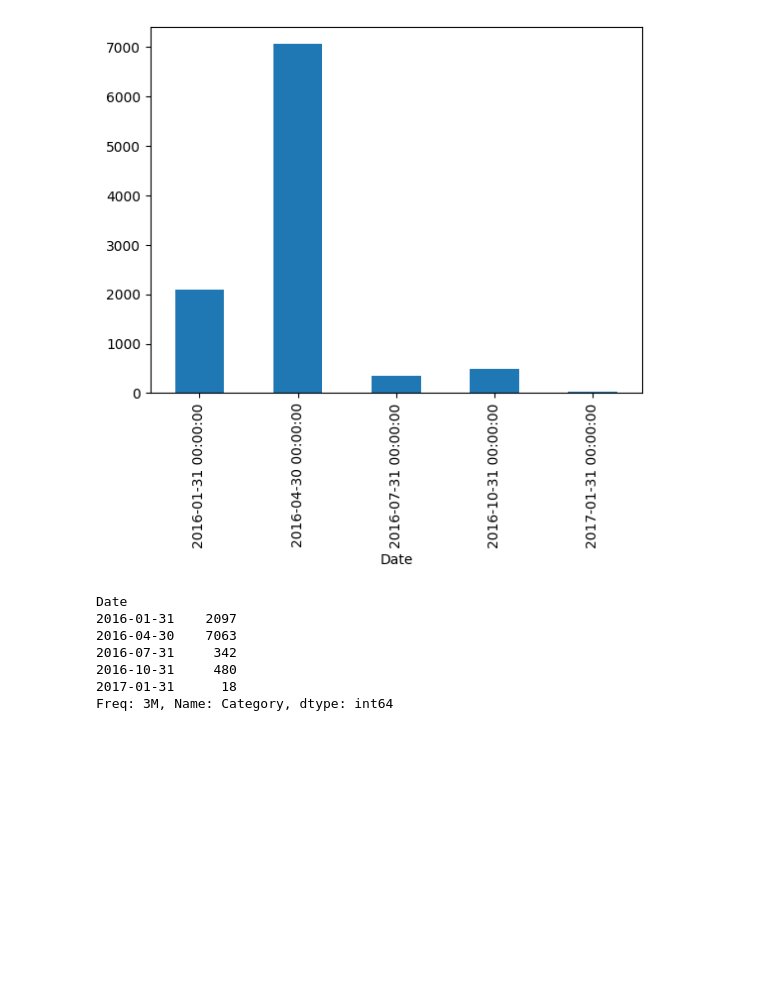
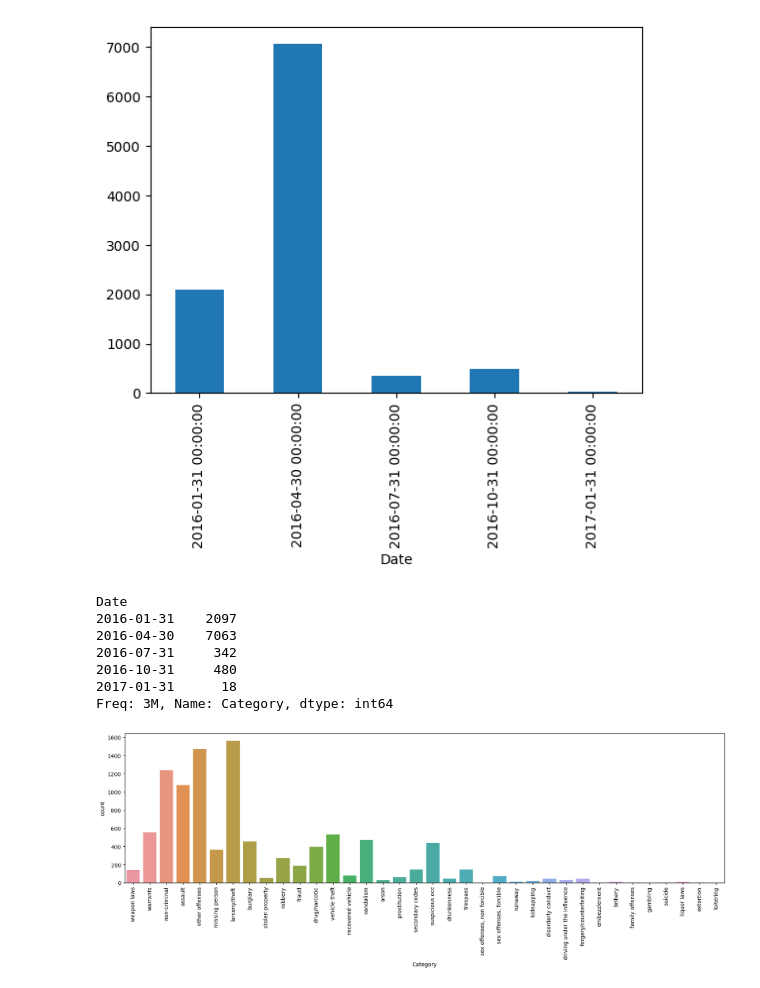
Before and after one commit to Shrutiverma267/digipodium-python-classes, a Jupyter notebook: pandas/chapter4.ipynb, the cells around one changed output. Drawn from its saved outputs; the diff is of its cells as text; code cells hidden in the pictures; blank space fills up the shorter version.

```diff
--- a/pandas/chapter4.ipynb
+++ b/pandas/chapter4.ipynb
@@ -161,0 +160,7 @@ df['Category']
+# %%
+fig, ax = plt.subplots(figsize=(20,5))
+sns.countplot(df,x='Category',ax= ax)
+plt.xticks(rotation=90)
+plt.show()
+# %% [output]
+[figure, added]
```
Also changed, not shown: parts of 4 cells of this notebook.
